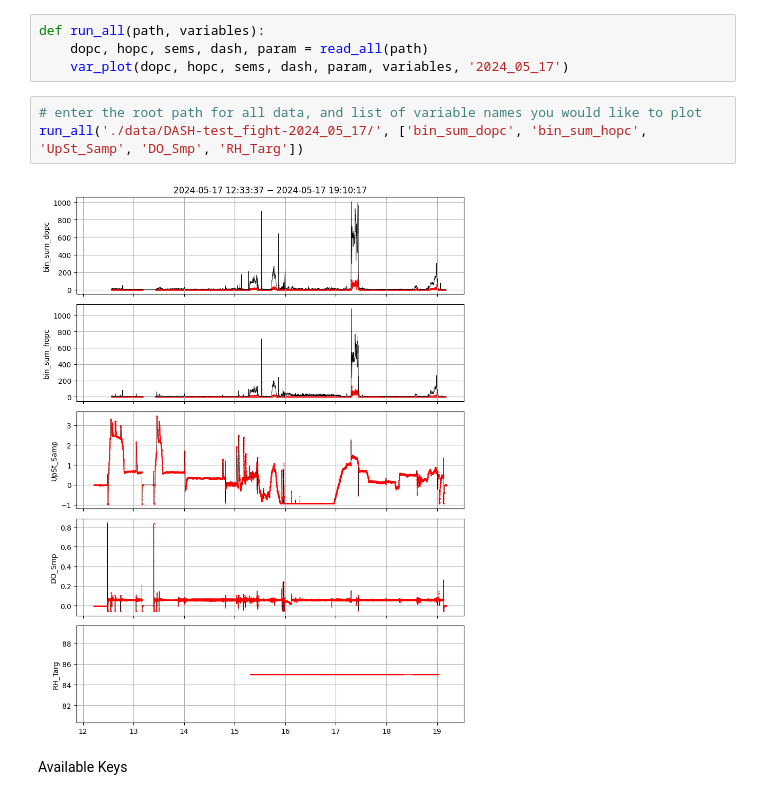
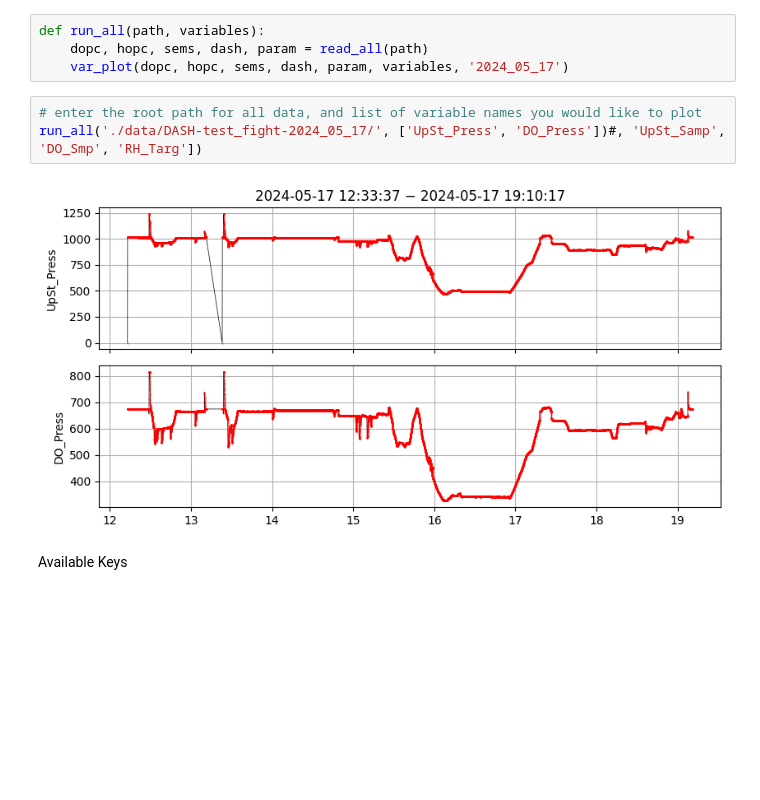
Before and after one commit to csoloff/dash, a Jupyter notebook: quick_looks.ipynb, the cells around one changed output. Drawn from its saved outputs; the diff is of its cells as text; blank space fills up the shorter version.

Commit message:
process data

```diff
--- a/quick_looks.ipynb
+++ b/quick_looks.ipynb
@@ -128,9 +128,9 @@ def run_all(path, variables):
     var_plot(dopc, hopc, sems, dash, param, variables, '2024_05_17')
 # %%
 # enter the root path for all data, and list of variable names you would like to plot
-run_all('./data/DASH-test_fight-2024_05_17/', ['bin_sum_dopc', 'bin_sum_hopc', 'UpSt_Samp', 'DO_Smp', 'RH_Targ'])
+run_all('./data/DASH-test_fight-2024_05_17/', ['UpSt_Press', 'DO_Press'])#, 'UpSt_Samp', 'DO_Smp', 'RH_Targ'])
 # %% [output]
-[figure, old version]
+[figure, new version]
 # %% [markdown]
 Available Keys
 # %%
```
Also changed, not shown: parts of 1 cell of this notebook, 3 other files.
